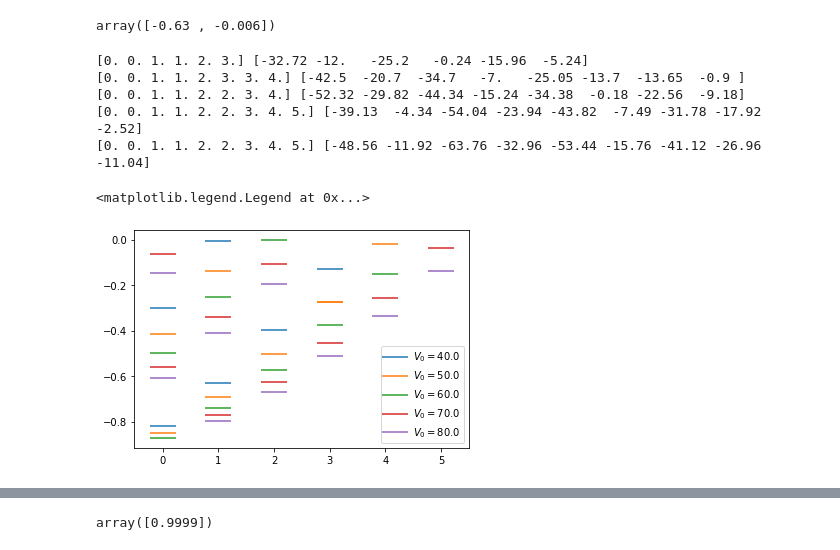
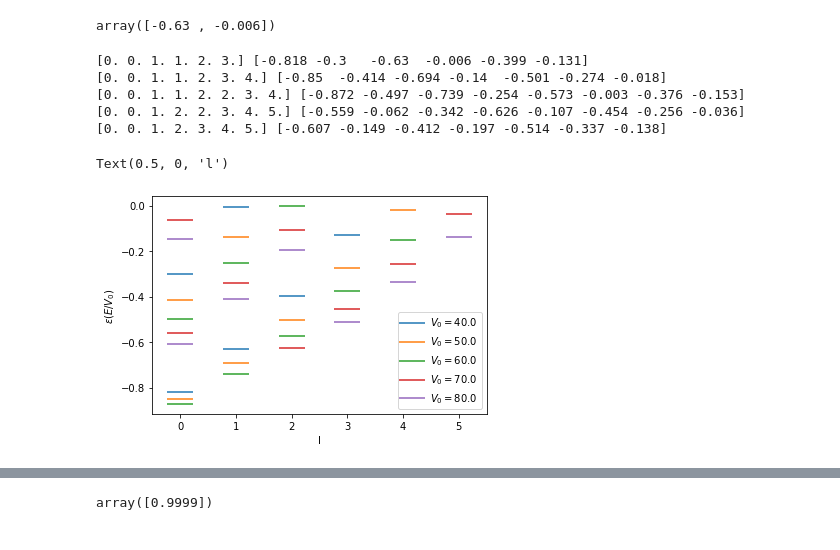
Before and after one commit to SantiagoBeltran/TareaParticulas, a Jupyter notebook: TareaParticulas.ipynb, the cells around one changed output, grey strips where cells are left out. Cells and saved outputs as stored; diff of their text form; code cells hidden in the pictures.

Commit message:
Scattering correcto

```diff
--- a/TareaParticulas.ipynb
+++ b/TareaParticulas.ipynb
@@ -26,7 +26,7 @@ continuidad(-0.678, 0, np.sqrt(20))
 0.003709152935170046
 # %%
 def hallarCeros(f,l, rho,toi=0.0005):
-    g=np.arange(-1,0, 0.00001)
+    g=np.arange(-0.99999,0, 0.00001)
     ceros=[]
     for i in range(len(g)):
         if np.abs(f(g[i],l,rho))<toi:
@@ -39,25 +39,27 @@ array([-0.63 , -0.006])
 # %%
 plt.figure()
 rho=np.sqrt(np.arange(40,90,10))
 l=np.arange(0,6,1)
 for i in range(len(rho)):
     y=hallarCeros(continuidad, l[0], rho[i])
     x=np.ones(len(y))*l[0]
     for j in range(1,len(l)):
         a=hallarCeros(continuidad, l[j], rho[i])
         y=np.concatenate((y,a))
         x=np.concatenate((x,np.ones(len(a))*l[j]))
-    print(x,y*rho[i]**2)
+    print(x,y)
     plt.scatter(x,y, s=700, marker="_", label=r"$V_0=${}".format(round(rho[i]**2, 0)))
 plt.legend()
+plt.ylabel(r"$\epsilon(E/V_0)$")
+plt.xlabel("l")
 # %% [output]
-[0. 0. 1. 1. 2. 3.] [-32.72 -12.   -25.2   -0.24 -15.96  -5.24]
-[0. 0. 1. 1. 2. 3. 3. 4.] [-42.5  -20.7  -34.7   -7.   -25.05 -13.7  -13.65  -0.9 ]
-[0. 0. 1. 1. 2. 2. 3. 4.] [-52.32 -29.82 -44.34 -15.24 -34.38  -0.18 -22.56  -9.18]
-[0. 0. 1. 1. 2. 2. 3. 4. 5.] [-39.13  -4.34 -54.04 -23.94 -43.82  -7.49 -31.78 -17.92  -2.52]
-[0. 0. 1. 1. 2. 2. 3. 4. 5.] [-48.56 -11.92 -63.76 -32.96 -53.44 -15.76 -41.12 -26.96 -11.04]
+[0. 0. 1. 1. 2. 3.] [-0.818 -0.3   -0.63  -0.006 -0.399 -0.131]
+[0. 0. 1. 1. 2. 3. 4.] [-0.85  -0.414 -0.694 -0.14  -0.501 -0.274 -0.018]
+[0. 0. 1. 1. 2. 2. 3. 4.] [-0.872 -0.497 -0.739 -0.254 -0.573 -0.003 -0.376 -0.153]
+[0. 0. 1. 2. 2. 3. 4. 5.] [-0.559 -0.062 -0.342 -0.626 -0.107 -0.454 -0.256 -0.036]
+[0. 0. 1. 2. 3. 4. 5.] [-0.607 -0.149 -0.412 -0.197 -0.514 -0.337 -0.138]
-<matplotlib.legend.Legend at 0x...>
+Text(0.5, 0, 'l')
-[figure, old version]
+[figure, new version]
 # %%
 def tanDl(x, l, rho):
     y=rho*np.sqrt(x+1)
```
Also changed, not shown: parts of 5 cells of this notebook.
